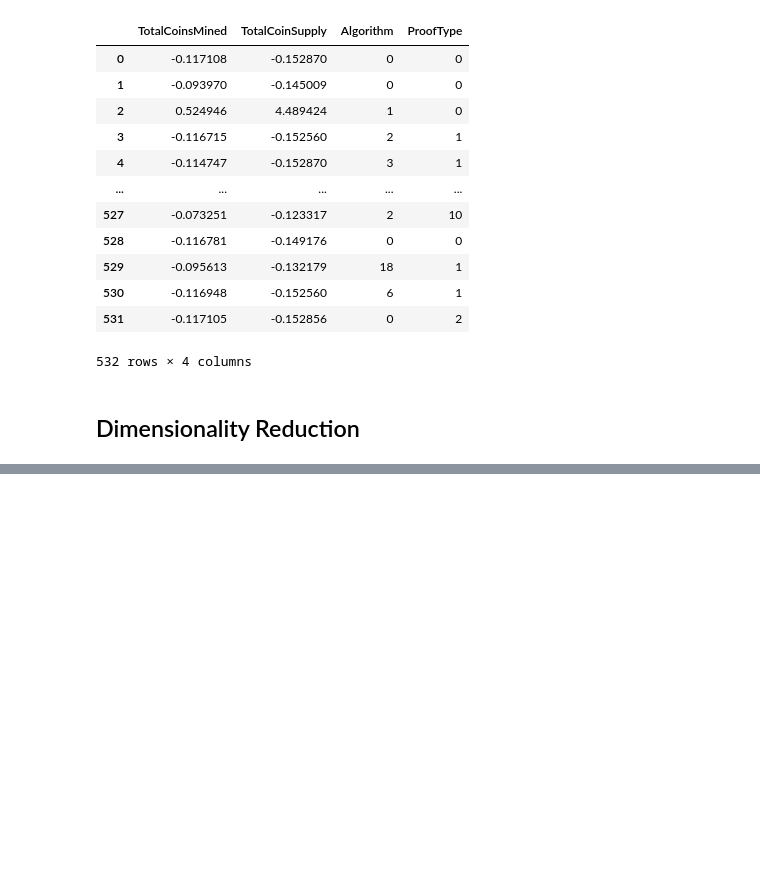
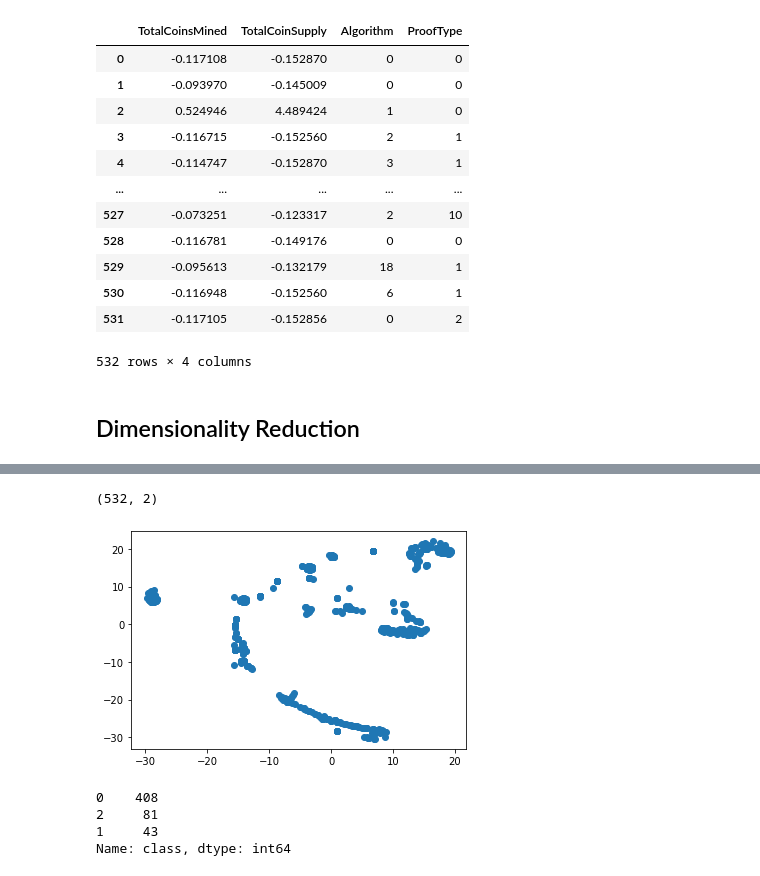
Before and after one commit to simoncastellanos9/CryptocurrencyClusters, a Jupyter notebook: classifier.ipynb, the cells around one changed output, grey strips where cells are left out. Drawn from its saved outputs; the diff is of its cells as text; code cells hidden in the pictures; blank space fills up the shorter version.

```diff
--- a/classifier.ipynb
+++ b/classifier.ipynb
@@ -112,0 +169,13 @@ plt.show()
+# %%
+new_df_crypto
+model.fit(new_df_crypto)
+
+# Predict clusters
+predictions = model.predict(new_df_crypto)
+df = new_df_crypto
+# Add the predicted class columns
+df["class"] = model.labels_
+
+df2 = df.drop(['class'], axis=1)
+labels = df['class']
+df2
@@ -112,0 +196,32 @@ plt.show()
+# %%
+# Initialize t-SNE model
+tsne = TSNE(learning_rate=35)
+# %%
+# Reduce dimensions
+tsne_features = tsne.fit_transform(df2)
+# %%
+# The dataset has 2 columns
+tsne_features.shape
+# %% [output]
+(532, 2)
+# %%
+# Prepare to plot the dataset
+
+# The first column of transformed features
+df2['x'] = tsne_features[:,0]
+
+# The second column of transformed features
+df2['y'] = tsne_features[:,1]
+# %%
+# Visualize the clusters
+plt.scatter(df2['x'], df2['y'])
+plt.show()
+# %% [output]
+[figure, added]
+# %%
+labels.value_counts()
+# %% [output]
+0    408
+2     81
+1     43
+Name: class, dtype: int64
```
Also changed, not shown: parts of 12 cells of this notebook.
